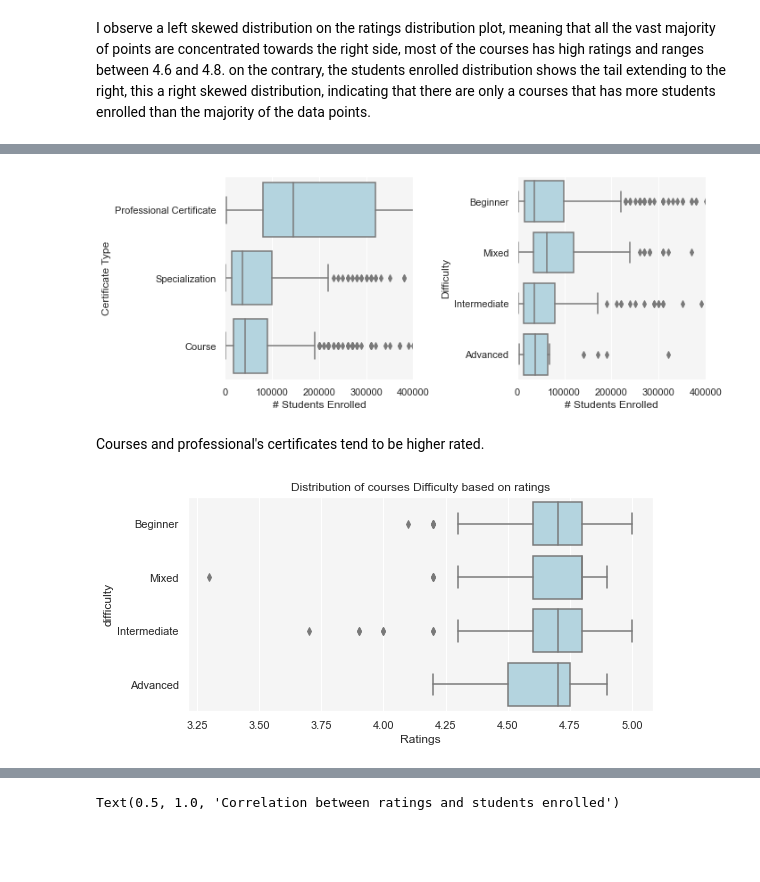
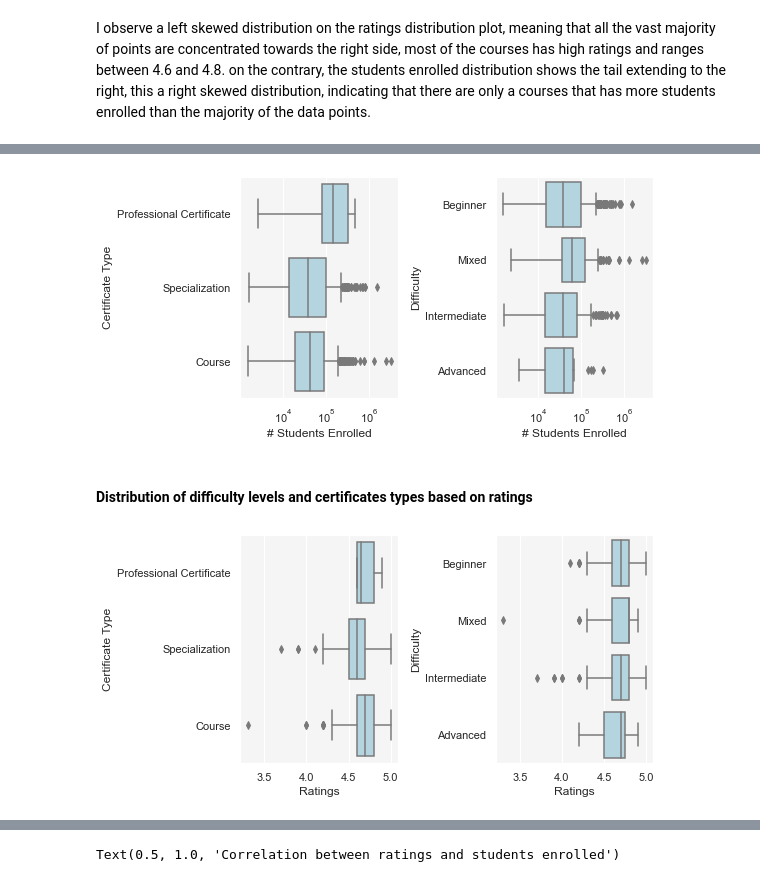
Before and after one commit to patosorio/Coursera-course-analysis, a Jupyter notebook: Coursera Course Analysis.ipynb, the cells around one changed output, grey strips where cells are left out. Drawn from its saved outputs; the diff is of its cells as text; code cells hidden in the pictures; blank space fills up the shorter version.

```diff
--- a/Coursera Course Analysis.ipynb
+++ b/Coursera Course Analysis.ipynb
@@ -173,7 +156,7 @@ plt.show()
 # Identifying outliers for ratings and students enrolled columns
 
 hist_data = [df['rating'].values, df['students_enrolled'].values]
-titles = ['Courses Difficulty Boxplot', 'Courses Certificates Boxplot']
+titles = ['Courses Ratings Boxplot', 'Courses Students Enrolled Boxplot']
 xlabels = ['Ratings', 'Students Enrolled']
 ylabels = ['# of Courses'] * 2
 
@@ -267,18 +236,0 @@ Name: students_enrolled, dtype: float64
-# %%
-# mask of values less than 250.000
-
-ydata = [df['rating'], df['students_enrolled']]
-ylabels = ['Certificate Type', 'Difficulty']
-xlabels = ['Ratings'] * 2
-
-fig, ax = plt.subplots(1, 2, figsize=(10,4))
-sns.set(font_scale=1.5)
-sns.set(rc={'axes.facecolor':'whitesmoke'})
-
-for i, data in enumerate(ydata):
-    sns.boxplot(x=df['certificate_type'], y=ydata[i], color='lightblue', ax=ax.flat[i])
-    ax.flat[i].set_xlabel(xlabels[i])
-    ax.flat[i].set_ylabel(ylabels[i])
-
-fig.tight_layout()
-plt.show()
@@ -287,40 +237,44 @@ plt.show()
 # %%
-# mask of values less than 250.000
+# Boxplot that counts all courses per certificates based on the number of students enrolled
 
 ydata = [df['certificate_type'], df['difficulty']]
 ylabels = ['Certificate Type', 'Difficulty']
 xlabels = ['# Students Enrolled'] * 2
 
-fig, ax = plt.subplots(1, 2, figsize=(10,4))
+fig, ax = plt.subplots(1, 2, figsize=(8,4))
 sns.set(font_scale=1.5)
 sns.set(rc={'axes.facecolor':'whitesmoke'})
 
 for i, data in enumerate(ydata):
     sns.boxplot(x=df['students_enrolled'], y=ydata[i], color='lightblue', ax=ax.flat[i])
     ax.flat[i].set_xlabel(xlabels[i])
     ax.flat[i].set_ylabel(ylabels[i])
-    if i == 0:
-        ax.flat[i].set_xlim(0.0, 400000.0)
-    elif i == 1:
-        ax.flat[i].set_xlim(0.0, 400000.0)
+    ax.flat[i].set_xscale('log') # set log scale for x-axis
+
 
 fig.tight_layout()
 plt.show()
 # %% [output]
-[figure, old version]
+[figure, new version]
-# %% [markdown]
-Courses and professional's certificates tend to be higher rated.
+# %% [markdown]
+#### Distribution of difficulty levels and certificates types based on ratings
 # %%
+# Boxplot that counts all courses per certificates based on the course ratings
 
-fig = plt.figure(figsize=(8,4))
+ydata = [df['certificate_type'], df['difficulty']]
+ylabels = ['Certificate Type', 'Difficulty']
+xlabels = ['Ratings'] * 2
+
+fig, ax = plt.subplots(1, 2, figsize=(8,4))
 sns.set(font_scale=1.5)
 sns.set(rc={'axes.facecolor':'whitesmoke'})
 
-sns.boxplot(x=df["rating"], y=df["difficulty"], color='lightblue')
-plt.title("Distribution of courses Difficulty based on ratings")
-plt.xlabel("Ratings")
+for i, data in enumerate(ydata):
+    sns.boxplot(x=df['rating'], y=ydata[i], color='lightblue', ax=ax.flat[i])
+    ax.flat[i].set_xlabel(xlabels[i])
+    ax.flat[i].set_ylabel(ylabels[i])
 
 fig.tight_layout()
 plt.show()
 # %% [output]
-[figure, old version]
+[figure, new version]
```
Also changed, not shown: parts of 45 cells of this notebook.
